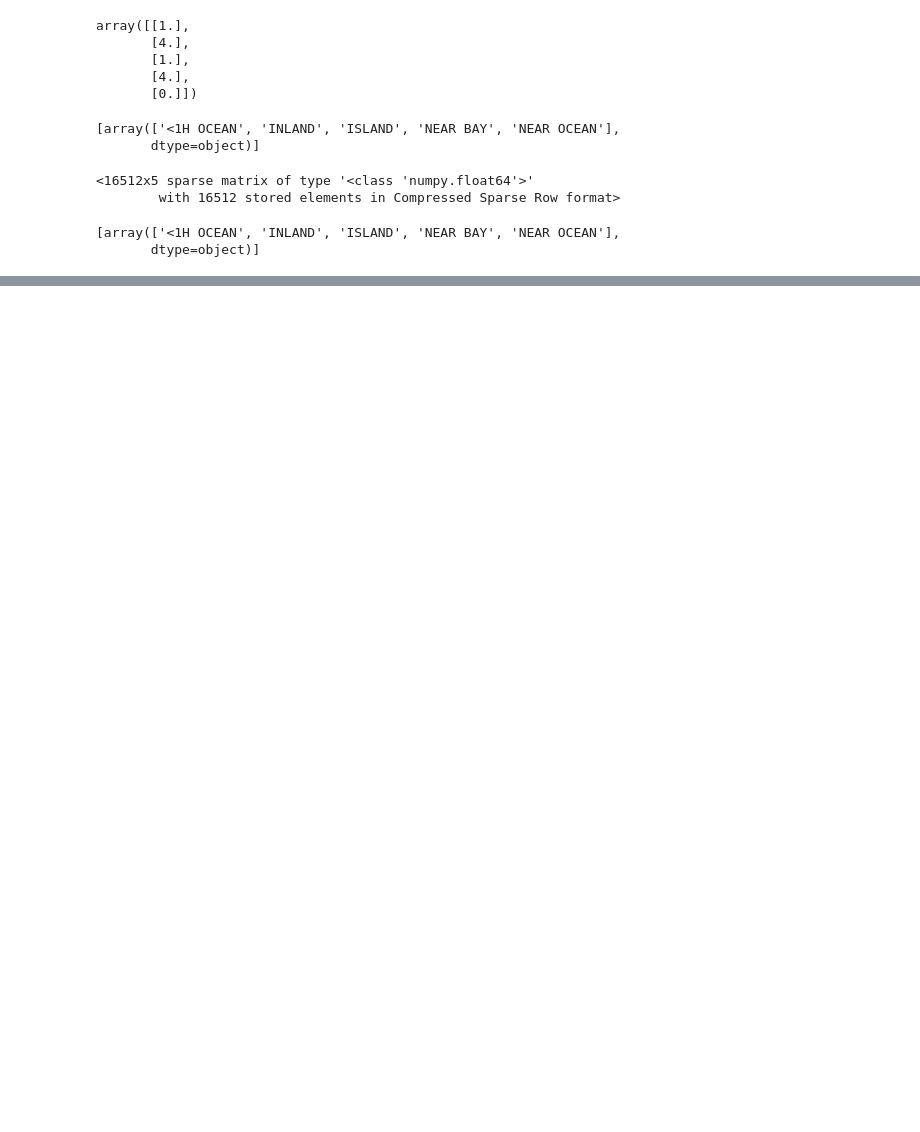
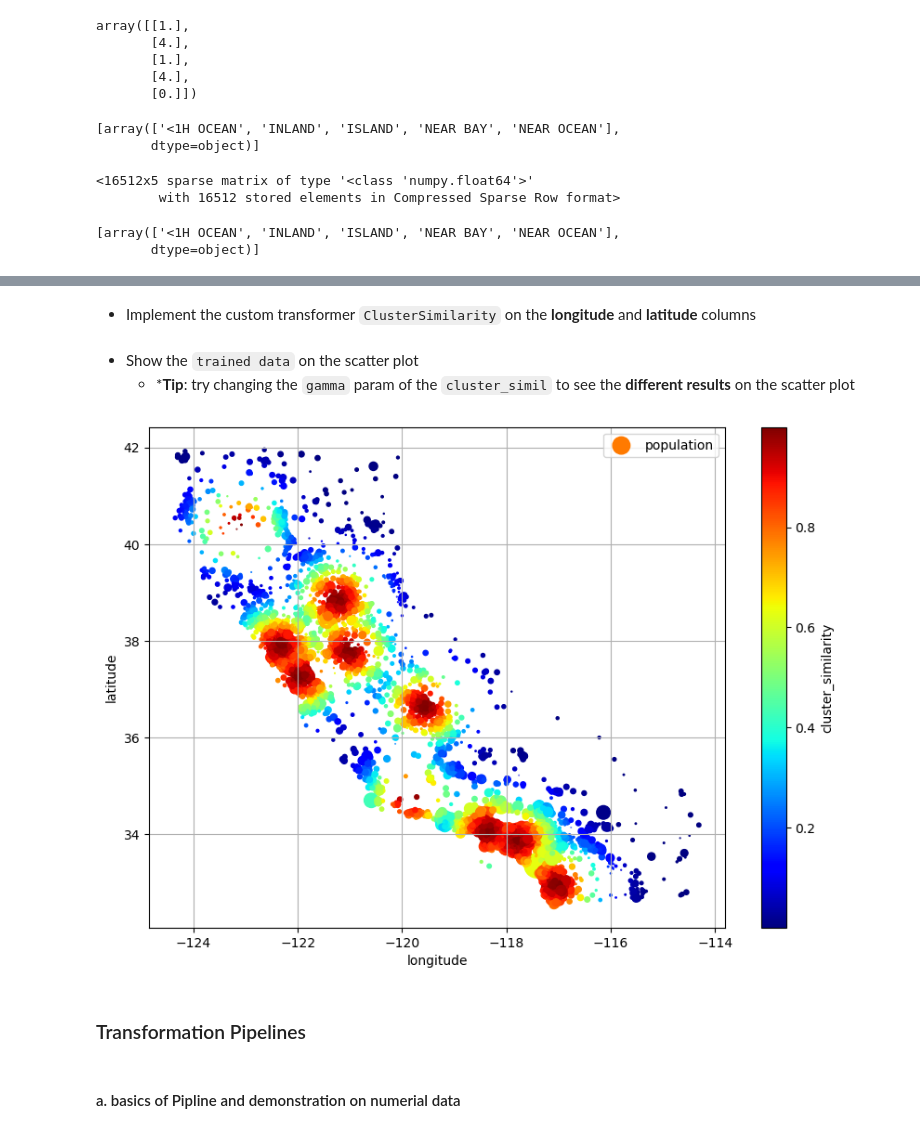
Before and after one commit to DurianDan/hands-on-machine-learning-tensorflow, a Jupyter notebook: chapter2/end-to-end-ML-project.ipynb, the cells around one changed output, grey strips where cells are left out. Drawn from its saved outputs; the diff is of its cells as text; code cells hidden in the pictures; blank space fills up the shorter version.

```diff
--- a/chapter2/end-to-end-ML-project.ipynb
+++ b/chapter2/end-to-end-ML-project.ipynb
@@ -410,0 +540,9 @@ display(one_hot_encoder.categories_)
+# %%
+from sklearn.compose import TransformedTargetRegressor
+
+model=TransformedTargetRegressor(
+    LinearRegression(), # parse the model maker
+    transformer=StandardScaler() # parse the transformer (a scaler in this case)
+)
+model.fit(data[["median_income"]], data_lables)
+display(model.predict(some_new_data))
@@ -410,0 +719,39 @@ display(one_hot_encoder.categories_)
+# %% [markdown]
+- Implement the custom transformer `ClusterSimilarity` on the **longitude** and **latitude** columns
+# %%
+cluster_simil = ClusterSimilarity(
+    n_clusters=10,
+    random_state=42,
+    gamma=1.5,
+    n_init=20
+)
+similarities = cluster_simil.fit_transform(
+    data[['latitude','longitude']],
+    sample_weight=data_lables
+)
+# %% [markdown]
+- Show the `trained data` on the scatter plot
+  - ***Tip**: try changing the `gamma` param of the `cluster_simil` to see the **different results** on the scatter plot
+# %%
+'''
+try execute the below code to understand why should you use .max(axis=1)
+data["cluster_similarity"] = similarities
+'''
+data["cluster_similarity"] = similarities.max(axis=1)
+# %%
+data.plot.scatter(
+    x="longitude",
+    y="latitude",
+    grid=True,
+    s=data["population"]/100, # size of each marker
+    label = "population",
+    c="cluster_similarity", # column to color-map to
+    cmap="jet", # type of color map
+    colorbar=True,
+    legend=True,
+    figsize=(10,7)
+)
+
+plt.show()
+# %% [output]
+[figure, added]
@@ -410,0 +760,4 @@ display(one_hot_encoder.categories_)
+# %% [markdown]
+### Transformation Pipelines
+# %% [markdown]
+#### a. basics of Pipline and demonstration on numerial data
```
Also changed, not shown: parts of 49 cells of this notebook.
